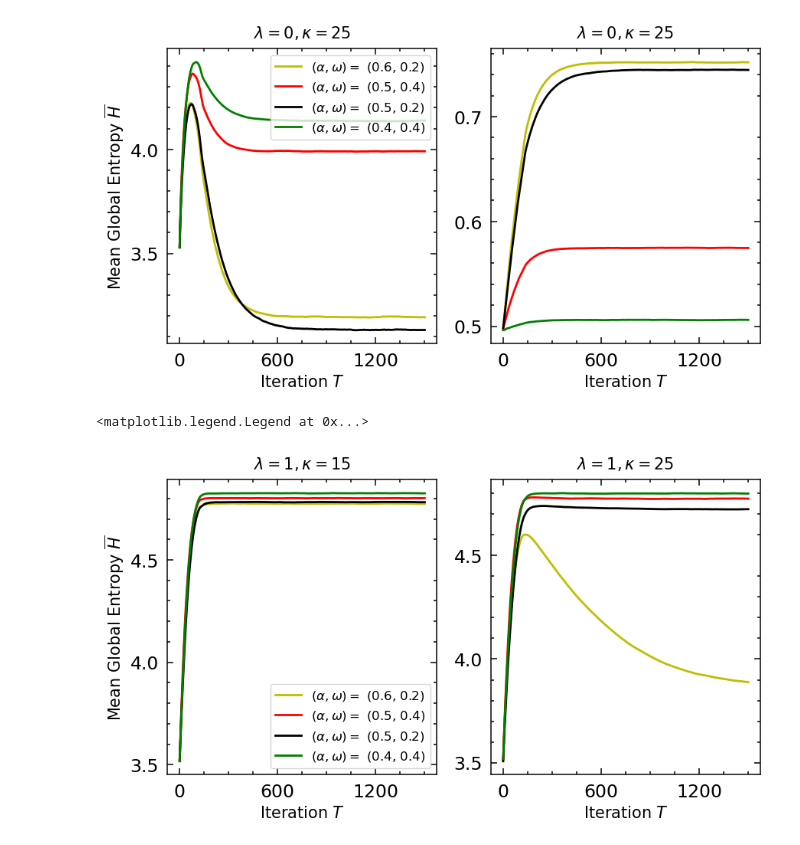
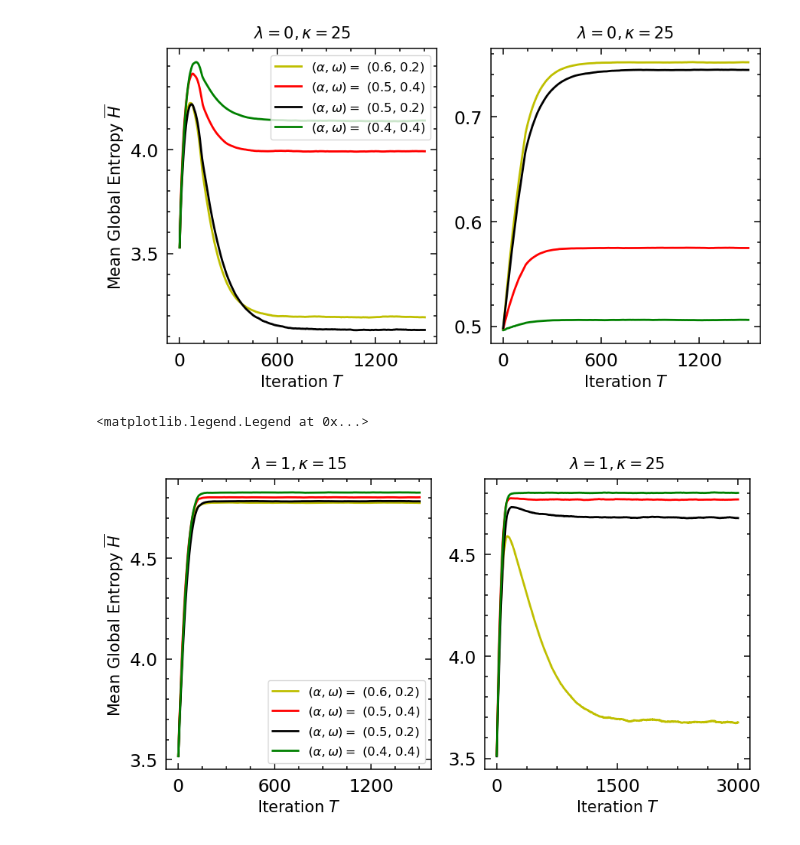
Before and after one commit to patrick-oliveira/EntropiaGrafos, a Jupyter notebook: notebooks/two_polarized_group_plus_neutral.ipynb, the cells around one changed output. Cells and saved outputs as stored; diff of their text form; code cells hidden in the pictures.

```diff
--- a/notebooks/two_polarized_group_plus_neutral.ipynb
+++ b/notebooks/two_polarized_group_plus_neutral.ipynb
@@ -20,6 +20,9 @@ from opdynamics.utils.plotting.formatting import (classical_structure,
 # %%
 params = parse_experiment_params("../experiments_params/two_polarized_group_plus_neutral.json")
 results = get_experiment_mean_data(params, "../results/two_polarized_group_plus_neutral/")
+# %%
+params__ = parse_experiment_params("../experiments_params/two_polarized_group_plus_neutral_lambda_1_kappa_25.json")
+results__ = get_experiment_mean_data(params__, "../results/two_polarized_group_plus_neutral_lambda_1_kappa_25/")
 # %%
 # parameters
 
@@ -306,33 +309,35 @@ selected_params = [x for x in params if \
     x['kappa'] == 15 \
         and x['lambd'] == 1 \
         and x['gamma'] == 0 \
         and (x['alpha'], x['omega']) in valid_combinations
 ]
 for p in selected_params:
     axs[0].plot(
         X,
         results[make_tuple(p)]['entropy'],
         c = alpha_omega_color[(p['alpha'], p['omega'])],
         linewidth = line_width,
         label = rf'$(\alpha, \omega) = $ ({p["alpha"]}, {p["omega"]})'
     )
 
-selected_params = [x for x in params if \
+X = np.arange(1, 3000 + 1)
+
+selected_params = [x for x in params__ if \
     x['kappa'] == 25 \
         and x['lambd'] == 1 \
         and x['gamma'] == 0 \
         and (x['alpha'], x['omega']) in valid_combinations
 ]
 for p in selected_params:
     axs[1].plot(
         X,
-        results[make_tuple(p)]['entropy'],
+        results__[make_tuple(p)]['entropy'],
         c = alpha_omega_color[(p['alpha'], p['omega'])],
         linewidth = line_width,
         label = rf'$(\alpha, \omega) = $ ({p["alpha"]}, {p["omega"]})'
     )
 
 axs[0].legend(loc = 'lower right', fontsize = 12)
 # %% [output]
 <matplotlib.legend.Legend at 0x...>
-[figure, old version]
+[figure, new version]
```
Also changed, not shown: 1 other file.
